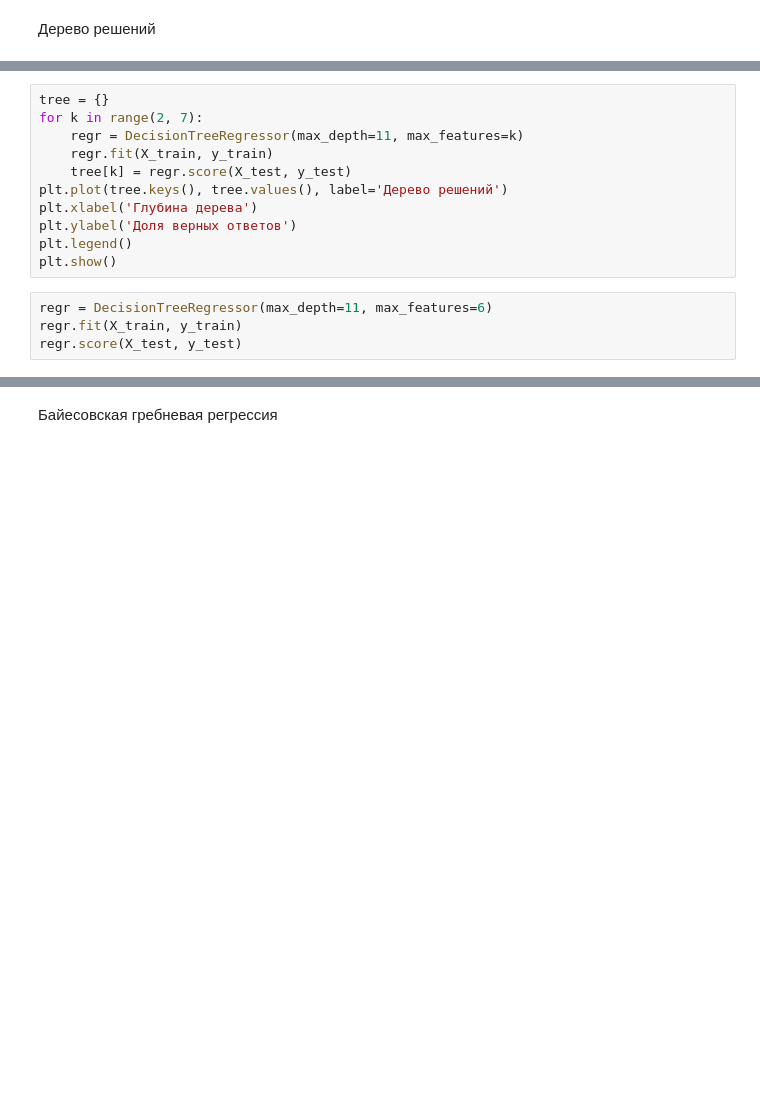
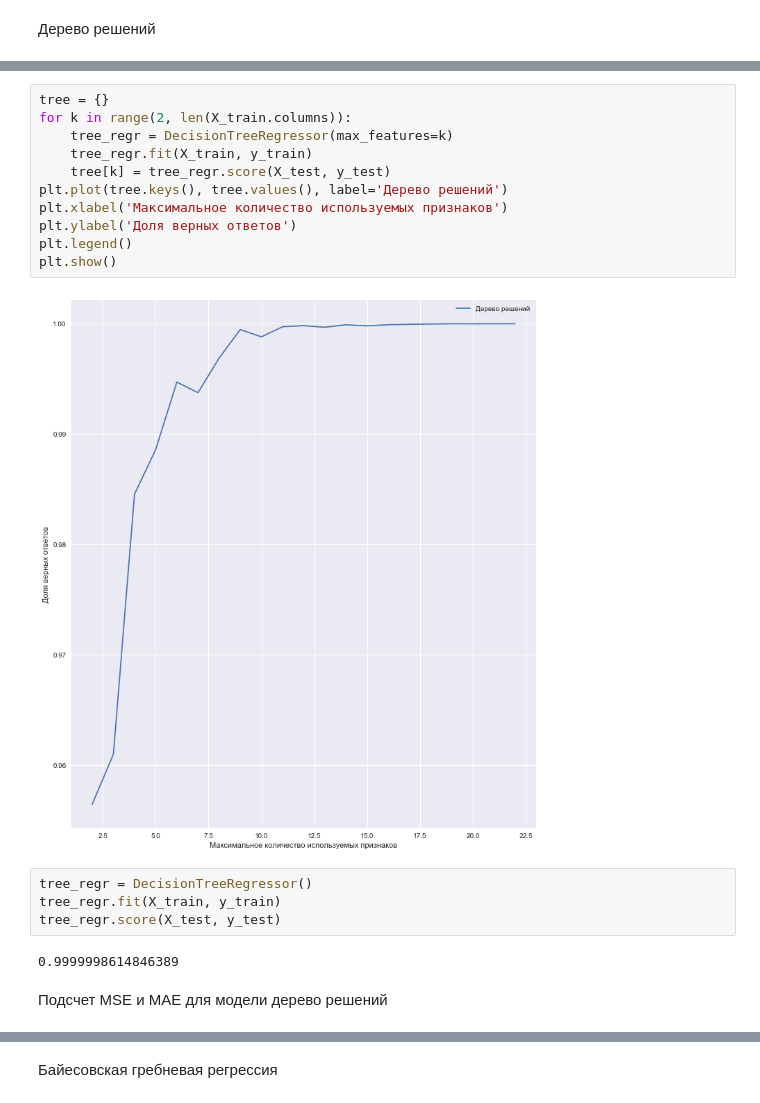
Before and after one commit to sneilk/mlcourse, a Jupyter notebook: diamonds_DS.ipynb, the cells around one changed output, grey strips where cells are left out. Drawn from its saved outputs; the diff is of its cells as text; blank space fills up the shorter version.

```diff
--- a/diamonds_DS.ipynb
+++ b/diamonds_DS.ipynb
@@ -241,15 +262,21 @@ plt.show()
 # %%
 tree = {}
-for k in range(2, 7):
-    regr = DecisionTreeRegressor(max_depth=11, max_features=k)
-    regr.fit(X_train, y_train)
-    tree[k] = regr.score(X_test, y_test)
+for k in range(2, len(X_train.columns)):
+    tree_regr = DecisionTreeRegressor(max_features=k)
+    tree_regr.fit(X_train, y_train)
+    tree[k] = tree_regr.score(X_test, y_test)
 plt.plot(tree.keys(), tree.values(), label='Дерево решений')
-plt.xlabel('Глубина дерева')
+plt.xlabel('Максимальное количество используемых признаков')
 plt.ylabel('Доля верных ответов')
 plt.legend()
 plt.show()
+# %% [output]
+[figure, added]
 # %%
-regr = DecisionTreeRegressor(max_depth=11, max_features=6)
-regr.fit(X_train, y_train)
-regr.score(X_test, y_test)
+tree_regr = DecisionTreeRegressor()
+tree_regr.fit(X_train, y_train)
+tree_regr.score(X_test, y_test)
+# %% [output]
+0.9999998614846389
+# %% [markdown]
+Подсчет MSE и MAE для модели дерево решений
```
Also changed, not shown: parts of 19 cells of this notebook.
